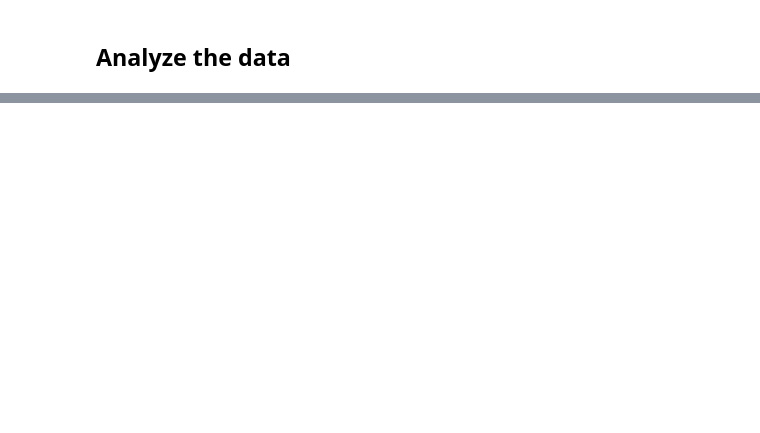
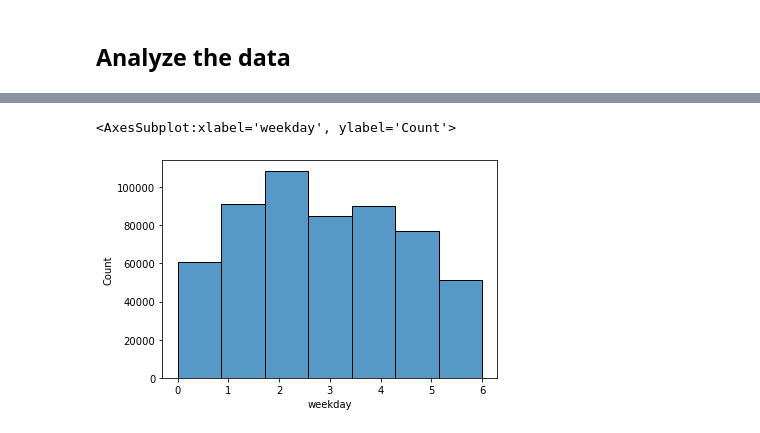
Before and after one commit to jontewks/uber_EDA, a Jupyter notebook: exploratory_data_analysis.ipynb, the cells around one changed output, grey strips where cells are left out. Drawn from its saved outputs; the diff is of its cells as text; code cells hidden in the pictures; blank space fills up the shorter version.

Commit message:
Finish analysis and add cool charts

```diff
--- a/exploratory_data_analysis.ipynb
+++ b/exploratory_data_analysis.ipynb
@@ -85,0 +89,5 @@ df.sample(5)
+# %%
+sns.histplot(data=df['weekday'], bins=7)
+# %% [output]
+<AxesSubplot:xlabel='weekday', ylabel='Count'>
+[figure, added]
```
Also changed, not shown: parts of 9 cells of this notebook.
